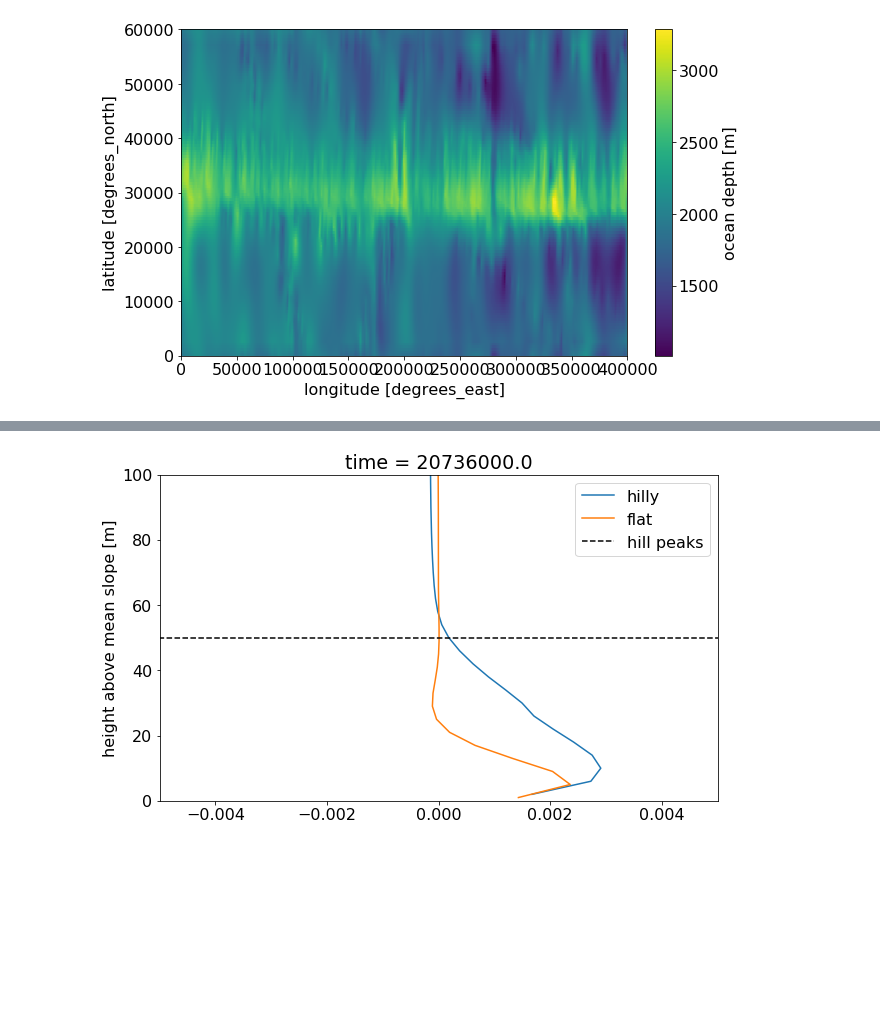
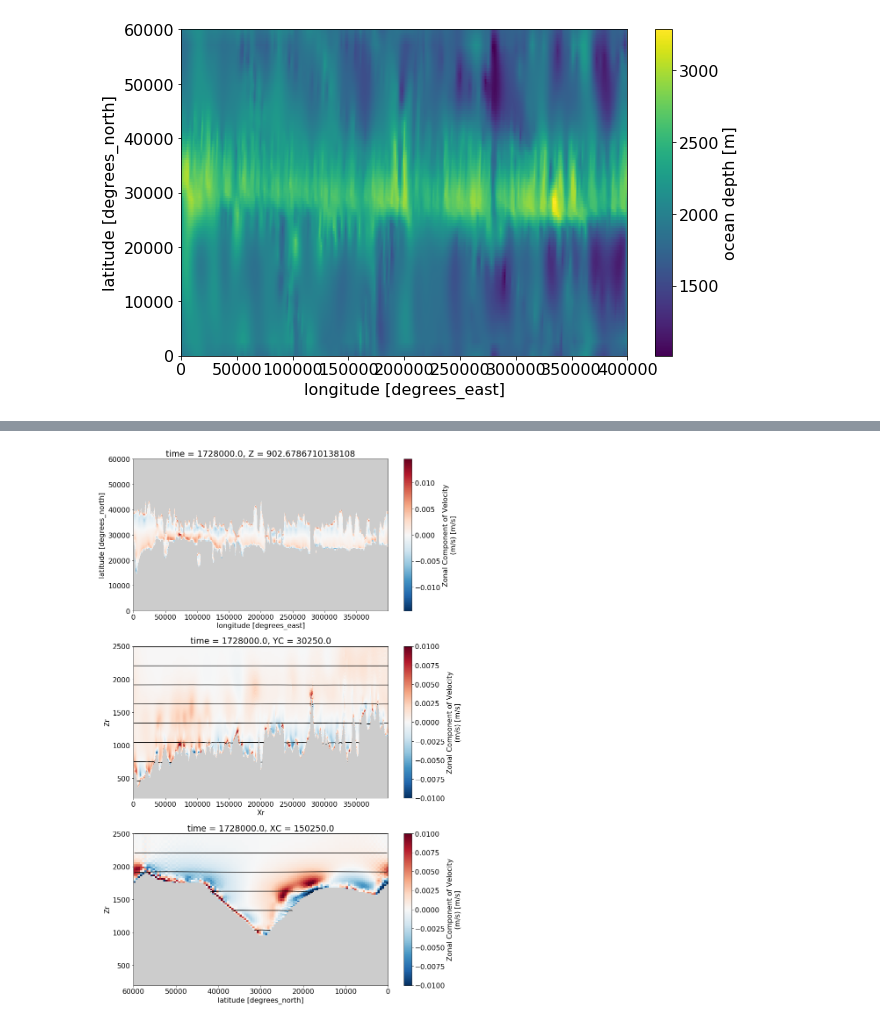
Before and after one commit to hdrake/bblturb, a Jupyter notebook: notebooks/analysis/00_example_notebook_BBTRE.ipynb, the cells around one changed output, grey strips where cells are left out. Cells and saved outputs as stored; diff of their text form; code cells hidden in the pictures; blank space fills up the shorter version.

```diff
--- a/notebooks/analysis/00_example_notebook_BBTRE.ipynb
+++ b/notebooks/analysis/00_example_notebook_BBTRE.ipynb
@@ -27,8 +27,8 @@ f = 0.53e-4
 # %% [markdown]
 ### Load dataset
 # %%
-nIter = 1
-step0 = 100
+nIter = 3
+step0 = 7200
 nstep = step0*2
 
 iters = range(step0,nIter*nstep+step0,nstep)
@@ -39,24 +39,19 @@ Iters:  [100]
 # %%
 data_dir = "../../MITgcm/experiments/rotated_BBTRE/run/"
-ds_snap = open_mdsdataset(data_dir,iters=iters,ignore_unknown_vars=True,prefix=["standardDiag"])
-#ds = open_mdsdataset(data_dir,iters=iters_mean,ignore_unknown_vars=True,prefix=["standardDiag", "budgetDiag"])
+ds_snap = open_mdsdataset(data_dir,iters=iters,ignore_unknown_vars=True,prefix=["snapshotDiag"])
+ds = open_mdsdataset(data_dir,iters=iters_mean,ignore_unknown_vars=True,prefix=["standardDiag", "budgetDiag"])
 # %% [markdown]
 ### Pre-process dataset
 # %%
-# ds, coords, grid = pre_process(ds)
-# ds, coords = add_cartesian_coordinates(ds, coords, θ)
-# ds = add_background_temp(ds, Γ)
-# ds, coords = add_hab_coordinates(ds, coords)
+ds, coords, grid = pre_process(ds)
+ds, coords = add_cartesian_coordinates(ds, coords, θ)
+ds = add_background_temp(ds, Γ)
+ds, coords = add_hab_coordinates(ds, coords)
 
 ds_snap, coords_snap, grid_snap = pre_process(ds_snap)
 ds_snap, coords_snap = add_cartesian_coordinates(ds_snap, coords_snap, θ)
 ds_snap = add_background_temp(ds_snap, Γ)
 ds_snap, coords_snap = add_hab_coordinates(ds_snap, coords_snap)
-
-# ref, coords_ref, grid_ref = pre_process(ref)
-# ref, coords_ref = add_cartesian_coordinates(ref, coords_ref, θ)
-# ref = add_background_temp(ref, Γ)
-# ref, coords_ref = add_hab_coordinates(ref, coords_ref)
 # %% [markdown]
 ### Calculate derived variables
 # %%
@@ -195,10 +67,24 @@ plt.tight_layout()
-# %%
-weighted_mean(ds['UVEL'], coords['hFacW'], dim=['XG', 'YC'], skipna=True).isel(time=-1).plot(y='Z', label='hilly')
-weighted_mean(ref['UVEL'], coords_ref['hFacW'], dim=['XG', 'YC'], skipna=True).isel(time=-1).plot(y='Z', label='flat')
-plt.ylim([0,100])
-plt.xlim([-5e-3,5e-3])
-plt.plot([-1,1], np.array([1,1]) * (coords['Depth'].max() - coords['Depth'].min()).values, "k--", label='hill peaks')
-plt.legend()
-plt.ylabel('height above mean slope [m]');
-# %% [output]
-[figure, removed]
+# %%
+plt.figure(figsize=(12,18))
+
+plt.subplot(3,1,1, facecolor=(.8, .8, .8))
+ds['UVEL'] = ds['UVEL'].where(ds['UVEL'] != 0.)
+ds['UVEL'].isel(time=-1).sel(Z=900, method='nearest').plot(cmap=div_cmap)
+
+plt.subplot(3,1,2, facecolor=(.8, .8, .8))
+q = ds['UVEL'].isel(time=-1).sel(YC=3e4, method='nearest').plot(x='Xr_U', y='Zr_U')
+q.set_clim([-1e-2, 1e-2])
+ds['THETA_BG'].isel(time=-1).sel(YC=3e4, method='nearest').plot.contour(x='Xr', y='Zr', colors='black', levels=np.arange(0.4, 2.5, 0.25))
+plt.ylim([200,2500])
+
+plt.subplot(3,1,3, facecolor=(.8, .8, .8))
+q = ds['UVEL'].isel(time=-1).sel(XG=1.5e5, method='nearest').plot(x='YC', y='Zr_U')
+q.set_clim([-1e-2, 1e-2])
+ds['THETA_BG'].isel(time=-1).sel(XC=1.5e5, method='nearest').plot.contour(x='YC', y='Zr', colors='black', levels=np.arange(0.4, 2.5, 0.25))
+plt.ylim([200,2500])
+plt.xlim([6.e4, 0.])
+
+plt.tight_layout()
+plt.savefig("../../figures/BBTRE_u.png", bbox_inches='tight', dpi=100.)
+# %% [output]
+[figure, added]
```
Also changed, not shown: parts of 11 cells of this notebook, 14 other files.
